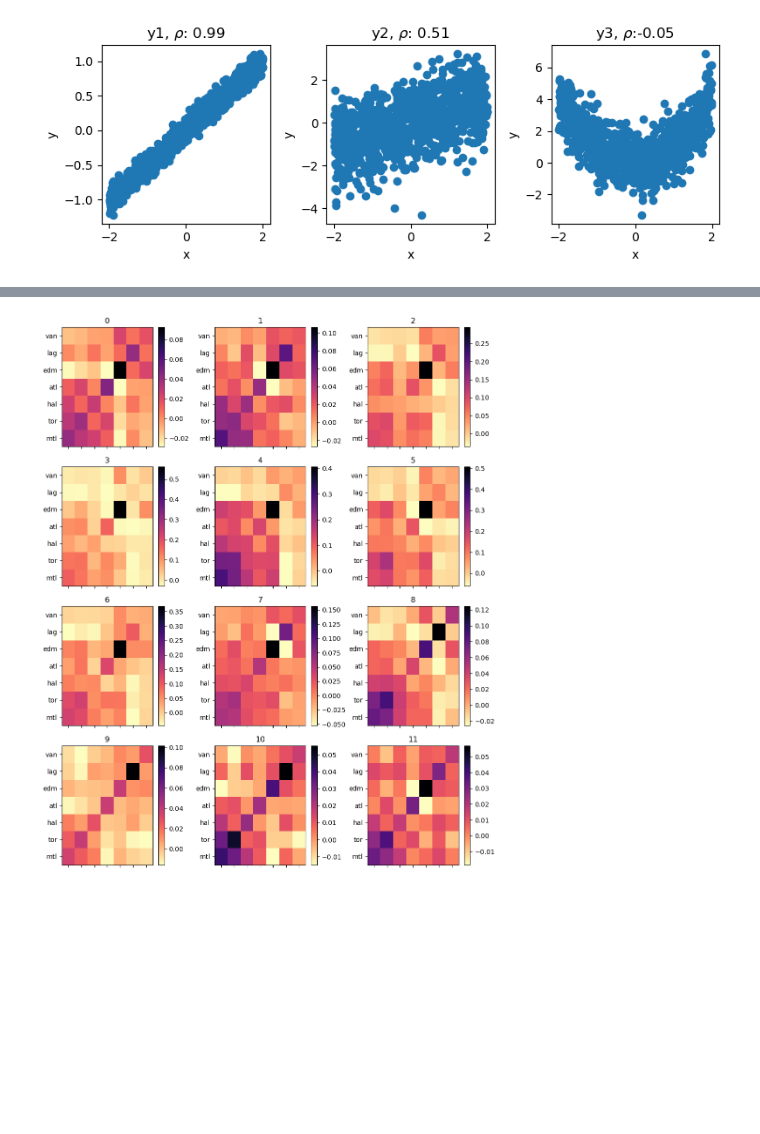
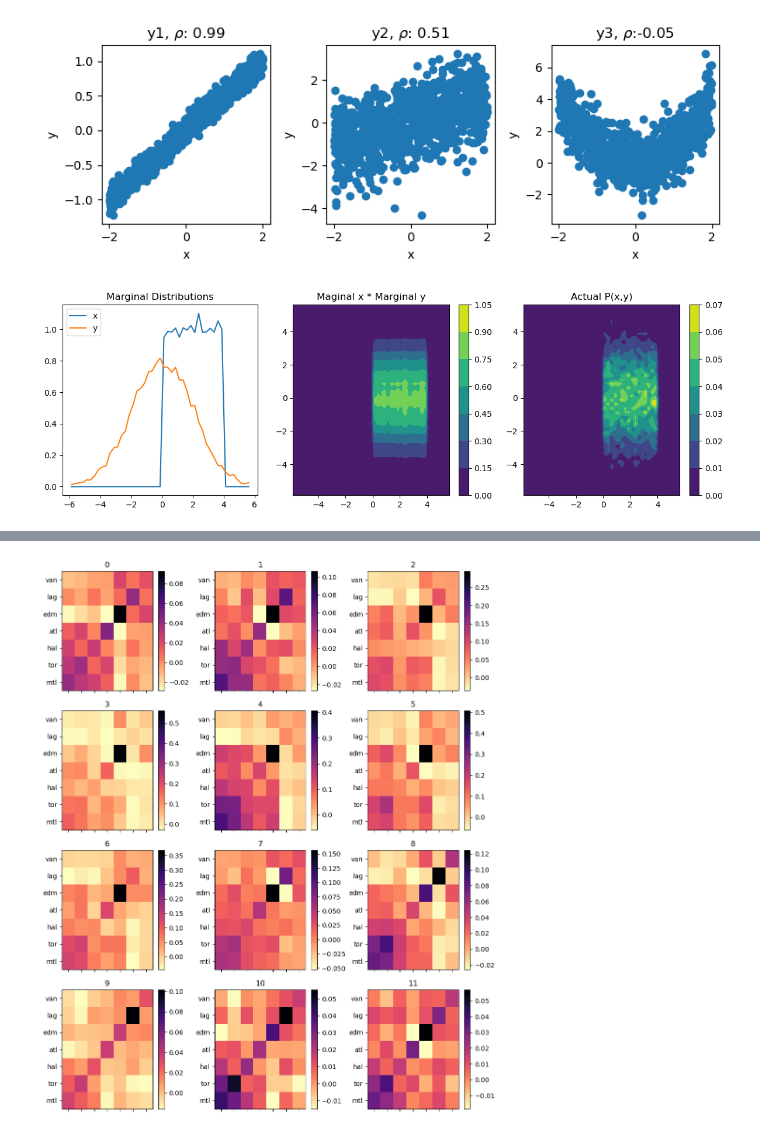
Before and after one commit to rfajber/ResearchMethodsCourse, a Jupyter notebook: labs_sol/Labs1_sol.ipynb, the cells around one changed output, grey strips where cells are left out. Cells and saved outputs as stored; diff of their text form; code cells hidden in the pictures; blank space fills up the shorter version.

```diff
--- a/labs_sol/Labs1_sol.ipynb
+++ b/labs_sol/Labs1_sol.ipynb
@@ -125,3 +125,34 @@ Data variables:
     y2       (x) float64 ...
     y3       (x) float64 ...
 [figure]
+# %%
+H,bx,by=np.histogram2d(4*np.random.rand(10000),2*np.random.randn(10000),
+                       density=True,bins=[np.arange(-6,6,0.25),np.arange(-6,6,0.25)])
+
+byc=.5*(by[1:]+by[:-1])
+bxc=.5*(bx[1:]+bx[:-1])
+
+Mx=np.sum(H,axis=1)
+My=np.sum(H,axis=0)
+
+plt.figure(0,figsize=(12,4))
+
+plt.subplot(1,3,1)
+plt.plot(bxc,Mx,label='x')
+plt.plot(byc,My,label='y')
+plt.legend()
+plt.title('Marginal Distributions')
+
+plt.subplot(1,3,2)
+plt.contourf(bxc,byc,Mx[np.newaxis,:]*My[:,np.newaxis])
+plt.colorbar()
+plt.title('Maginal x * Marginal y')
+
+plt.subplot(1,3,3)
+plt.contourf(bxc,byc,H.T)
+plt.colorbar()
+plt.title('Actual P(x,y)')
+
+plt.tight_layout()
+# %% [output]
+[figure, added]
```
Also changed, not shown: parts of 2 cells of this notebook, 4 other files.
